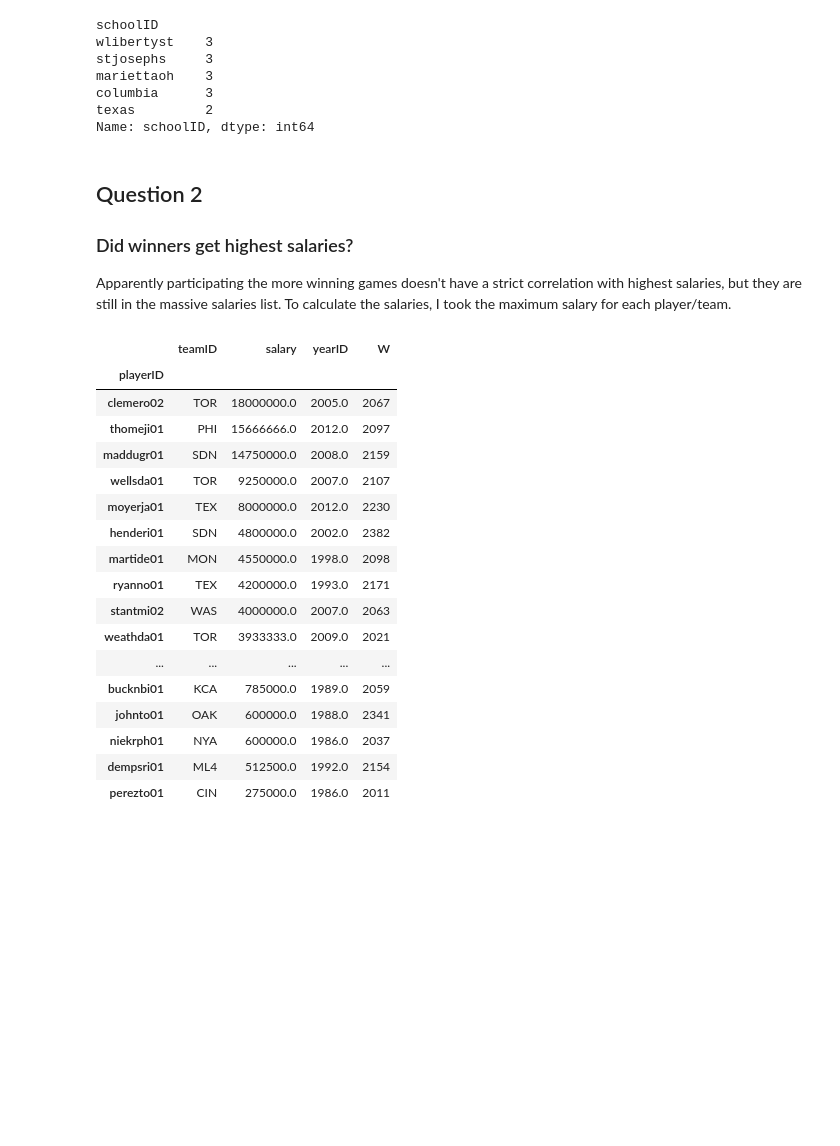
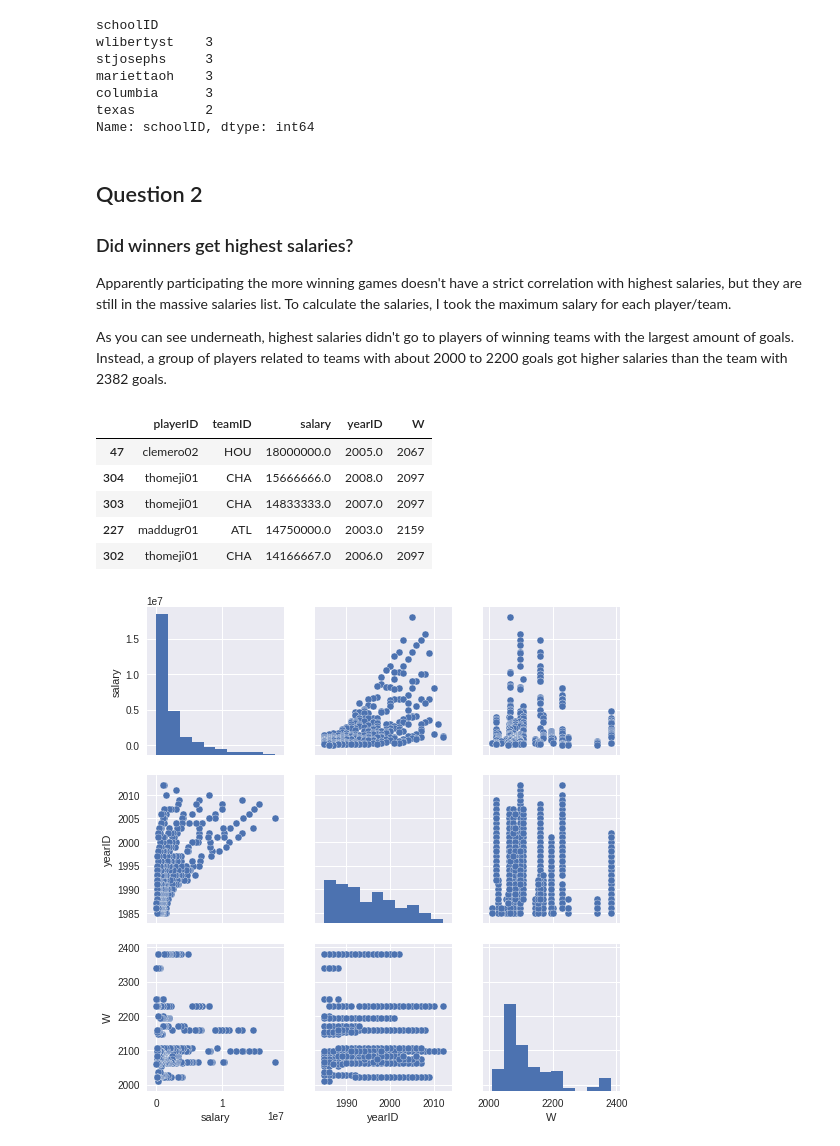
Before and after one commit to davidvartanian/dand-data-analysis-process, a Jupyter notebook: Investigate Data.ipynb, the cells around one changed output. Drawn from its saved outputs; the diff is of its cells as text; code cells hidden in the pictures; blank space fills up the shorter version.

```diff
--- a/Investigate Data.ipynb
+++ b/Investigate Data.ipynb
@@ -218,5 +211,0 @@ teams_appearences.head()
-# %%
-p = teams_appearences.groupby(['playerID'], as_index=False)['playerID', 'W'].sum()
-winners = p[p['W'] > 2000].sort_values('W', ascending=False)
-print('Winners:')
-winners
@@ -241,0 +237,4 @@ Winners:
+# %%
+print('Winner Players')
+sns.set_style("whitegrid")
+sns.barplot(y='playerID', x='W', data=players_winners.iloc[0:10], estimator=np.max)
@@ -271,33 +320,27 @@ Name: schoolID, dtype: int64
 ### Did winners get highest salaries?
 Apparently participating the more winning games doesn't have a strict correlation with highest salaries, but they are still in the massive salaries list.
 To calculate the salaries, I took the maximum salary for each player/team.
+
+As you can see underneath, highest salaries didn't go to players of winning teams with the largest amount of goals.
+Instead, a group of players related to teams with about 2000 to 2200 goals got higher salaries than the team with 2382 goals.
 # %%
 def calculate_mean_salary(col):
     count = col.count()
     return ((1/count)*col['salary'].sum())/1000
 winners_salaries = dataframes['Salaries'].merge(winners, on='playerID', how='right')[['playerID', 'teamID', 'salary', 'yearID', 'W']].dropna().sort_values(['salary'], ascending=False)
 winners_salary_mean_1000x = winners_salaries.groupby('playerID').apply(calculate_mean_salary)
 winners_salary_max = winners_salaries.groupby('playerID').max()
 winners_salary_max.sort_values('salary', ascending=False)
+sns.pairplot(winners_salaries)
+winners_salaries.head()
 # %% [output]
-|  | teamID | salary | yearID | W |
-| playerID |  |  |  |  |
-| clemero02 | TOR | 18000000.0 | 2005.0 | 2067 |
-| thomeji01 | PHI | 15666666.0 | 2012.0 | 2097 |
-| maddugr01 | SDN | 14750000.0 | 2008.0 | 2159 |
-| wellsda01 | TOR | 9250000.0 | 2007.0 | 2107 |
-| moyerja01 | TEX | 8000000.0 | 2012.0 | 2230 |
-| henderi01 | SDN | 4800000.0 | 2002.0 | 2382 |
-| martide01 | MON | 4550000.0 | 1998.0 | 2098 |
-| ryanno01 | TEX | 4200000.0 | 1993.0 | 2171 |
-| stantmi02 | WAS | 4000000.0 | 2007.0 | 2063 |
-| weathda01 | TOR | 3933333.0 | 2009.0 | 2021 |
-| ... | ... | ... | ... | ... |
-| bucknbi01 | KCA | 785000.0 | 1989.0 | 2059 |
-| johnto01 | OAK | 600000.0 | 1988.0 | 2341 |
-| niekrph01 | NYA | 600000.0 | 1986.0 | 2037 |
-| dempsri01 | ML4 | 512500.0 | 1992.0 | 2154 |
-| perezto01 | CIN | 275000.0 | 1986.0 | 2011 |
+|  | playerID | teamID | salary | yearID | W |
+| 47 | clemero02 | HOU | 18000000.0 | 2005.0 | 2067 |
+| 304 | thomeji01 | CHA | 15666666.0 | 2008.0 | 2097 |
+| 303 | thomeji01 | CHA | 14833333.0 | 2007.0 | 2097 |
+| 227 | maddugr01 | ATL | 14750000.0 | 2003.0 | 2159 |
+| 302 | thomeji01 | CHA | 14166667.0 | 2006.0 | 2097 |
+[figure, added]
 # %% [markdown]
 ## Question 3
 ### Were winners right or left handed?
```
Also changed, not shown: parts of 18 cells of this notebook.
